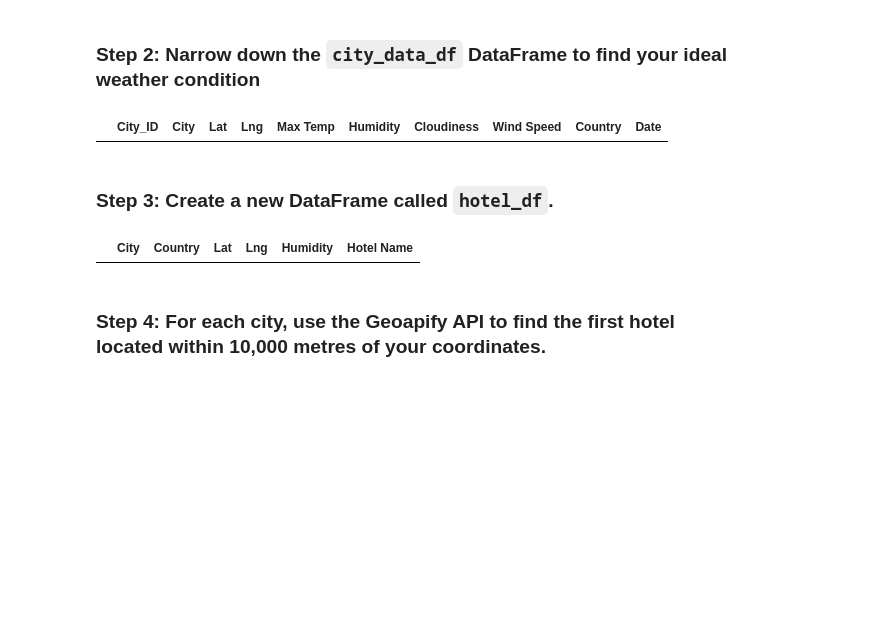
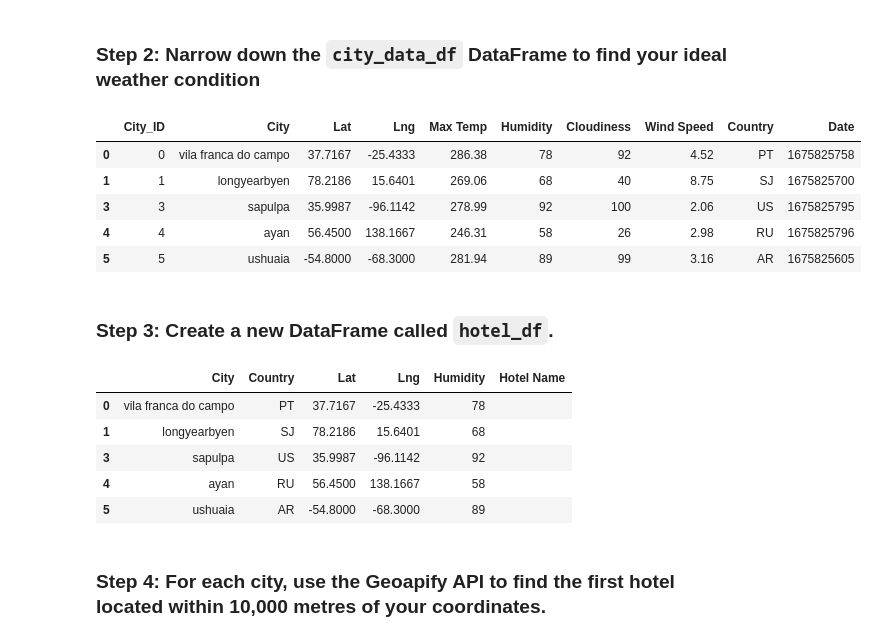
Before and after one commit to JhazmineC/python-api-challenge, a Jupyter notebook: Starter_Code/starter_code/VacationPy.ipynb, the cells around one changed output. Drawn from its saved outputs; the diff is of its cells as text; code cells hidden in the pictures; blank space fills up the shorter version.

```diff
--- a/Starter_Code/starter_code/VacationPy.ipynb
+++ b/Starter_Code/starter_code/VacationPy.ipynb
@@ -53,23 +55,30 @@ map_plot_1
 # %% [markdown]
 ### Step 2: Narrow down the `city_data_df` DataFrame to find your ideal weather condition
 # %%
+# Narrow down cities that fit criteria and drop any results with null values
+narrowed_city_df = city_data_df.loc[
+    (city_data_df["Max Temp"] < 27) & (city_data_df["Max Temp"] > 21) \
+    & (city_data_df["Wind Speed"] < 4.5) \
+    & (city_data_df["Cloudiness"] == 0)
+]
 
-# Narrow down cities that fit criteria and drop any results with null values
-narrowed_city_df = city_data_df.loc[(city_data_df["Humidity"] > 30) & (city_data_df['Humidity'] < 60)&\
-                        (city_data_df["Max Temp"] > 21) & (city_data_df["Max Temp"] < 28)]
+# Drop any rows with null values
+narrowed_city_df = city_data_df.dropna()
 
-# *****Drop any rows with null values
-cleaned_city_df = narrowed_city_df.dropna()
-
-# *****Display sample data
-cleaned_city_df.head()
+# Display sample data
+narrowed_city_df.head()
 # %% [output]
 |  | City_ID | City | Lat | Lng | Max Temp | Humidity | Cloudiness | Wind Speed | Country | Date |
+| 0 | 0 | vila franca do campo | 37.7167 | -25.4333 | 286.38 | 78 | 92 | 4.52 | PT | 1675825758 |
+| 1 | 1 | longyearbyen | 78.2186 | 15.6401 | 269.06 | 68 | 40 | 8.75 | SJ | 1675825700 |
+| 3 | 3 | sapulpa | 35.9987 | -96.1142 | 278.99 | 92 | 100 | 2.06 | US | 1675825795 |
+| 4 | 4 | ayan | 56.4500 | 138.1667 | 246.31 | 58 | 26 | 2.98 | RU | 1675825796 |
+| 5 | 5 | ushuaia | -54.8000 | -68.3000 | 281.94 | 89 | 99 | 3.16 | AR | 1675825605 |
 # %% [markdown]
 ### Step 3: Create a new DataFrame called `hotel_df`.
 # %%
 # Use the Pandas copy function to create DataFrame called hotel_df to store the city, country, coordinates, and humidity
-hotel_df = cleaned_city_df[["City","Country","Lat","Lng","Humidity"]].copy()
+hotel_df = narrowed_city_df [["City","Country","Lat","Lng","Humidity"]].copy()
 
 # Add an empty column, "Hotel Name," to the DataFrame so you can store the hotel found using the Geoapify API
 hotel_df["Hotel Name"] = ""
@@ -78,6 +87,11 @@ hotel_df["Hotel Name"] = ""
 hotel_df.head()
 # %% [output]
 |  | City | Country | Lat | Lng | Humidity | Hotel Name |
+| 0 | vila franca do campo | PT | 37.7167 | -25.4333 | 78 |  |
+| 1 | longyearbyen | SJ | 78.2186 | 15.6401 | 68 |  |
+| 3 | sapulpa | US | 35.9987 | -96.1142 | 92 |  |
+| 4 | ayan | RU | 56.4500 | 138.1667 | 58 |  |
+| 5 | ushuaia | AR | -54.8000 | -68.3000 | 89 |  |
 # %% [markdown]
 ### Step 4: For each city, use the Geoapify API to find the first hotel located within 10,000 metres of your coordinates.
 # %%
```
Also changed, not shown: parts of 3 cells of this notebook, 15 other files.
